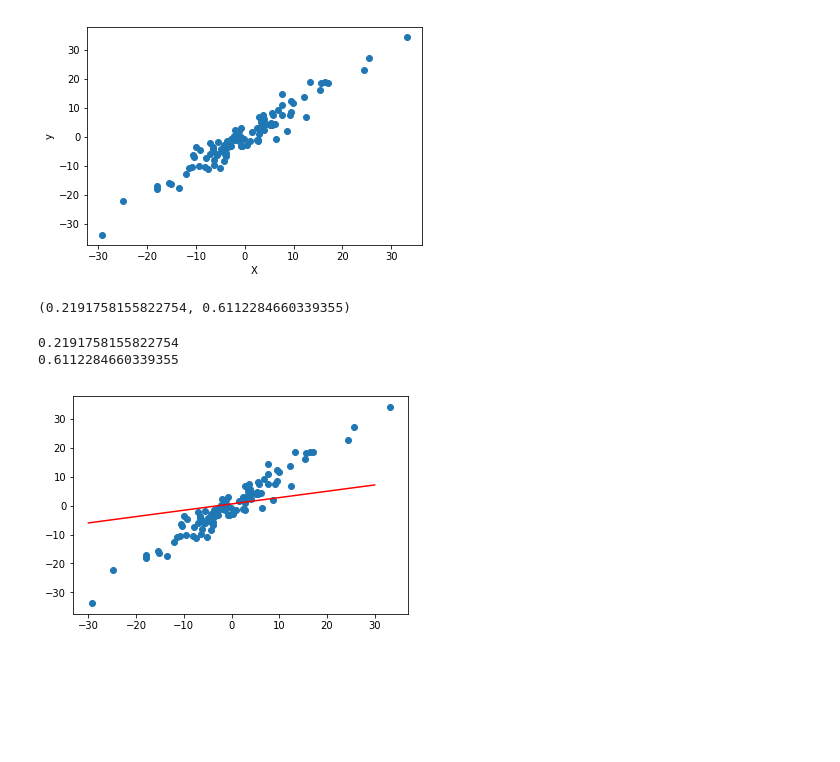
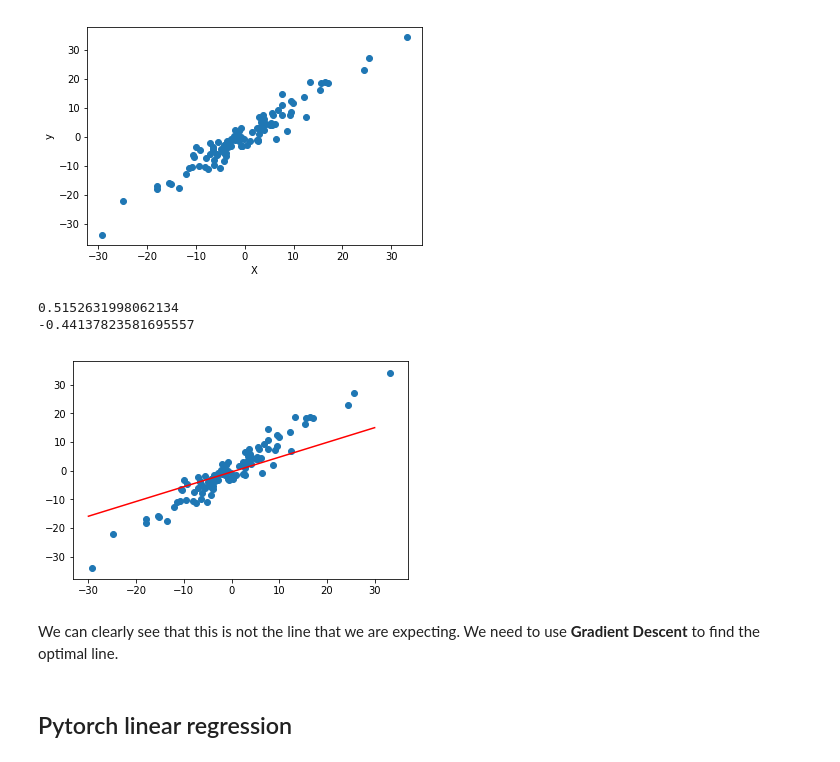
Before and after one commit to DineshDevPandey/Pytorch_basics, a Jupyter notebook: 7_linear_regression.ipynb, the cells around one changed output. Drawn from its saved outputs; the diff is of its cells as text; code cells hidden in the pictures; blank space fills up the shorter version.

Commit message:
torch LR model training

```diff
--- a/7_linear_regression.ipynb
+++ b/7_linear_regression.ipynb
@@ -68,6 +65,10 @@ model.forward(x)
 # %% [output]
 tensor([[1.1044],
         [1.6197]], grad_fn=<AddmmBackward>)
+# %%
+[w, b] = model.parameters()
+def get_params():
+  return (w[0][0].item(), b[0].item())
 # %% [markdown]
 ## Create dataset
 # %%
@@ -94,27 +95,26 @@ plt.xlabel('X')
 # %% [output]
 Text(0.5, 0, 'X')
 [figure]
-# %%
-model = LR(1, 1)
-model.get_param()
-# %% [output]
-(0.2191758155822754, 0.6112284660339355)
 # %%
 def plot_fit(title):
   plt.title = title
-  w1, b1 = model.get_param()
+  w1, b1 =get_params()
   print(w1)
   print(b1)
   x1 = np.array([-30, 30])
   y1 = w1 * x1 + b1
 
   # plot the seperateing line using weight and bias returned by model
   plt.plot(x1, y1, 'r')
   plt.scatter(X, y)
   plt.show()
 
 plot_fit('Initial model')
 # %% [output]
-0.2191758155822754
-0.6112284660339355
+0.5152631998062134
+-0.44137823581695557
-[figure, old version]
+[figure, new version]
+# %% [markdown]
+We can clearly see that this is not the line that we are expecting. We need to use **Gradient Descent** to find the optimal line.
+# %% [markdown]
+## Pytorch linear regression
```
Also changed, not shown: parts of 6 cells of this notebook.
